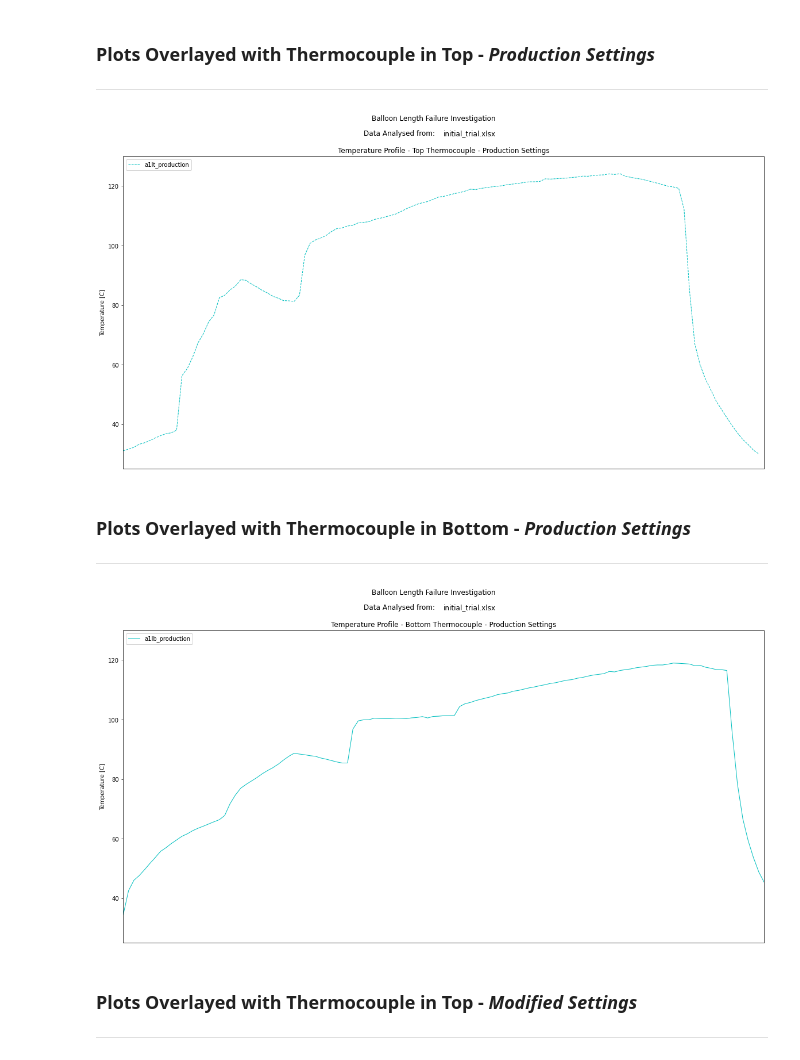
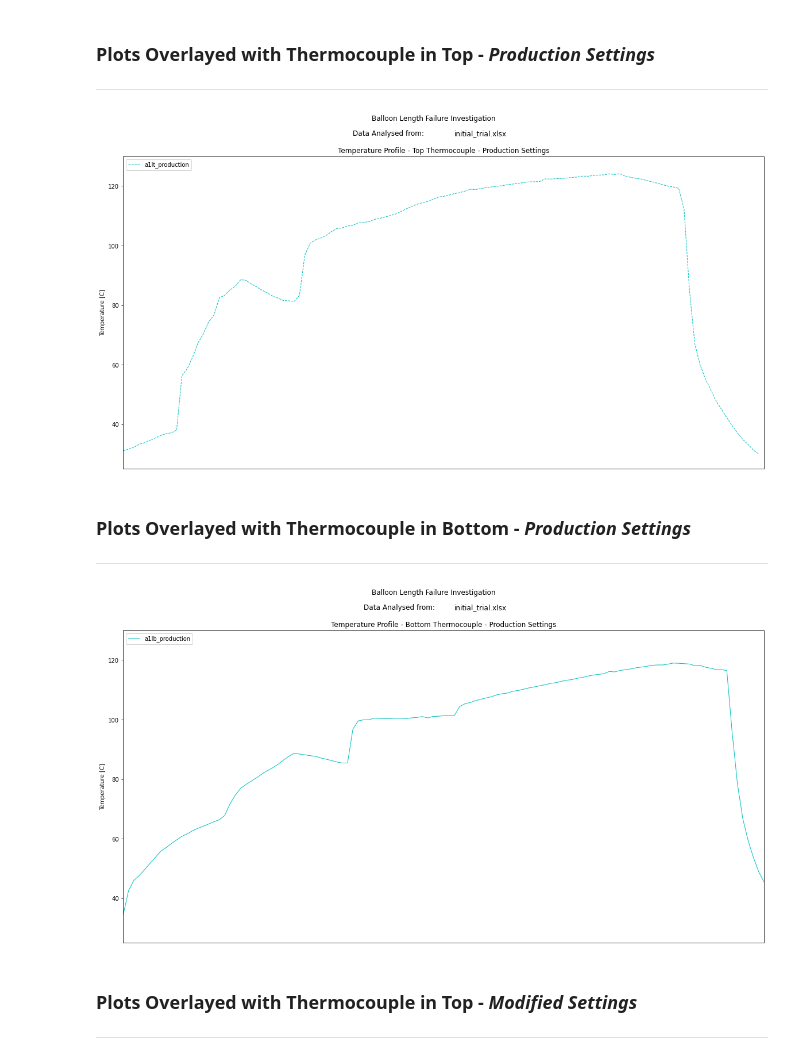
Before and after one commit to KeithQuinn/Temperature_Profile_Analysis, a Jupyter notebook: Data_Analysis/Balloon_Analysis.ipynb, the cells around one changed output. Drawn from its saved outputs; the diff is of its cells as text; code cells hidden in the pictures.

```diff
--- a/Data_Analysis/Balloon_Analysis.ipynb
+++ b/Data_Analysis/Balloon_Analysis.ipynb
@@ -128,24 +128,24 @@ Include File Name for Analysis (include extension): initial_trial.xlsx
 # %%
 plt.figure(figsize=(20,10))
 plt.plot(a1lt, "c--", linewidth=1, label = "a1lt_production")
 #plt.plot(a1rt, "b--", linewidth=1, label = "a1rt_production")
 #plt.plot(a2lt, "r--", linewidth=1, label = "a2lt_production")
 #plt.plot(a2rt, "g--", linewidth=1, label = "a2rt_production")
 #plt.plot(a3lt, "m--", linewidth=1, label = "a3lt_production")
 #plt.plot(a3rt, "y--", linewidth=1, label = "a3rt_production")
 axes = plt.gca()
 axes.set_xlim([0,120])
 axes.set_ylim([25,130])
-plt.text(45, 137, "Data Analysed from:", color='black', size=12)
-plt.text(60, 137, file_name, color='black', size=12)
+plt.text(43, 137, "Data Analysed from:", color='black', size=12)
+plt.text(62, 137, file_name, color='black', size=12)
 plt.title("Temperature Profile - Top Thermocouple - Production Settings")
 plt.suptitle("Balloon Length Failure Investigation")
 plt.legend(loc = "upper left")
 plt.xticks([])
 plt.ylabel("Temperature [C]", color = "black")
 plt.show()
 # %% [output]
-[figure, old version]
+[figure, new version]
 # %% [markdown]
 ### Plots Overlayed with Thermocouple in Bottom - *Production Settings*
 ***
@@ -163,13 +163,13 @@ axes = plt.gca()
 axes.set_xlim([0,120])
 axes.set_ylim([25,130])
 plt.text(45, 137, "Data Analysed from:", color='black', size=12)
-plt.text(60, 137, file_name, color='black', size=12)
+plt.text(62, 137, file_name, color='black', size=12)
 plt.legend(loc = "upper left")
 plt.xticks([])
 plt.ylabel("Temperature [C]", color = "black")
 plt.show()
 # %% [output]
-[figure, old version]
+[figure, new version]
 # %% [markdown]
 ### Plots Overlayed with Thermocouple in Top - *Modified Settings*
 ***
```
Also changed, not shown: parts of 2 cells of this notebook.
